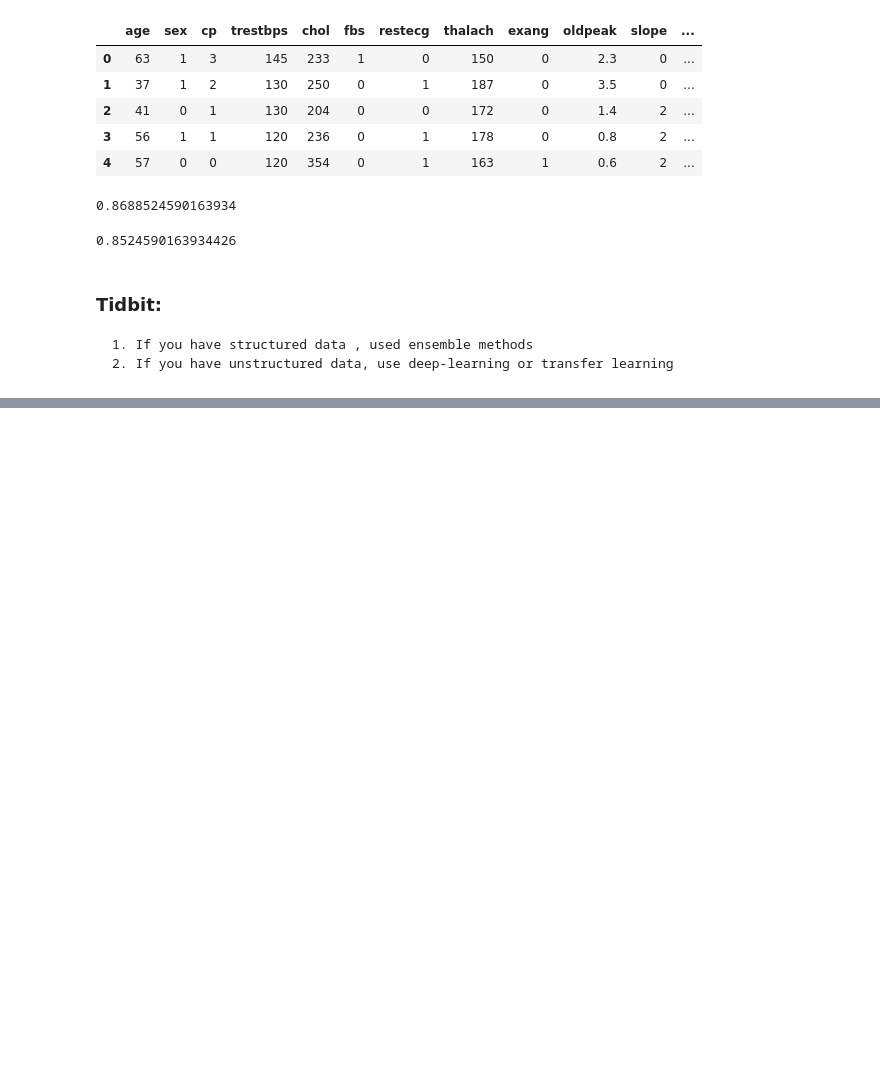
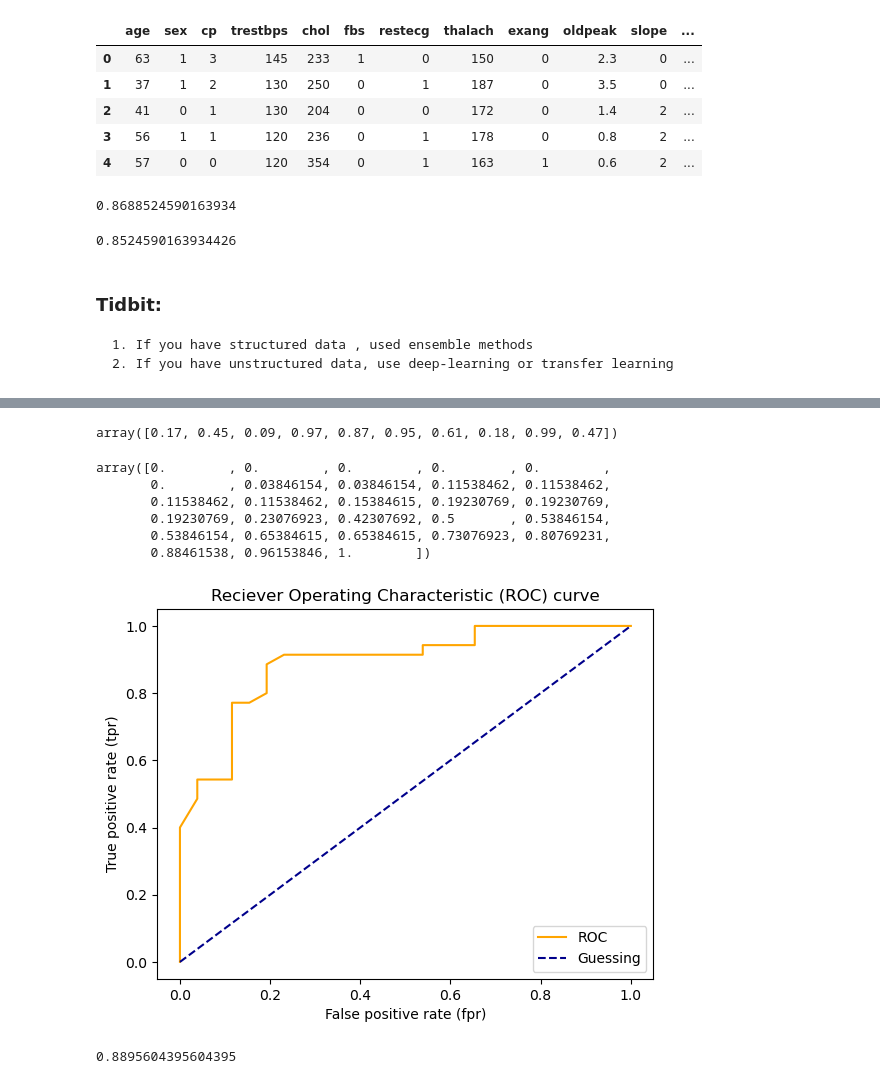
Before and after one commit to Niaziz007/AI-ML, a Jupyter notebook: Pandas_Numpy_Matplotlib/Pandas/Scikit-Learn(sklearn).ipynb, the cells around one changed output, grey strips where cells are left out. Cells and saved outputs as stored; diff of their text form; code cells hidden in the pictures; blank space fills up the shorter version.

```diff
--- a/Pandas_Numpy_Matplotlib/Pandas/Scikit-Learn(sklearn).ipynb
+++ b/Pandas_Numpy_Matplotlib/Pandas/Scikit-Learn(sklearn).ipynb
@@ -847,0 +1145,8 @@ clf.score(X_test,y_test)
+# %%
+from sklearn.metrics import roc_curve
+X_train,X_test,y_train,y_test = train_test_split(X,y,test_size=0.2)
+# Mkae predictions with probabilities
+clf.fit(X_train,y_train)
+y_probs = clf.predict_proba(X_test)
+
+y_probs[:10], len(y_probs)
@@ -847,0 +1165,47 @@ clf.score(X_test,y_test)
+# %%
+y_probs_positives = y_probs[:,1]
+y_probs_positives[:10]
+# %% [output]
+array([0.17, 0.45, 0.09, 0.97, 0.87, 0.95, 0.61, 0.18, 0.99, 0.47])
+# %%
+# calculate fpr, tpr and thresholds
+fpr,tpr, thresholds = roc_curve(y_test,y_probs_positives)
+
+# check the false positive rates
+fpr
+# %% [output]
+array([0.        , 0.        , 0.        , 0.        , 0.        ,
+       0.        , 0.03846154, 0.03846154, 0.11538462, 0.11538462,
+       0.11538462, 0.11538462, 0.15384615, 0.19230769, 0.19230769,
+       0.19230769, 0.23076923, 0.42307692, 0.5       , 0.53846154,
+       0.53846154, 0.65384615, 0.65384615, 0.73076923, 0.80769231,
+       0.88461538, 0.96153846, 1.        ])
+# %%
+# Create a function fro plotting ROC curves
+import matplotlib.pyplot as plt
+
+def plot_roc_curve(fpr,tpr):
+    """
+    Plots a ROC curve given the fpr and tpr of a model.
+    """
+    # plot roc curve
+    plt.plot(fpr,tpr,color="orange", label='ROC')
+    # Plot line with no predictive power (baseline)
+    plt.plot([0,1],[0,1], color = 'darkblue', linestyle='--', label="Guessing")
+
+    # Customze the plot
+    plt.xlabel('False positive rate (fpr)')
+    plt.ylabel('True positive rate (tpr)')
+    plt.title("Reciever Operating Characteristic (ROC) curve")
+    plt.legend()
+    plt.show()
+
+plot_roc_curve(fpr,tpr)
+# %% [output]
+[figure, added]
+# %%
+from sklearn.metrics import roc_auc_score
+
+roc_auc_score(y_test, y_probs_positives)
+# %% [output]
+0.8895604395604395
```
Also changed, not shown: parts of 41 cells of this notebook.
